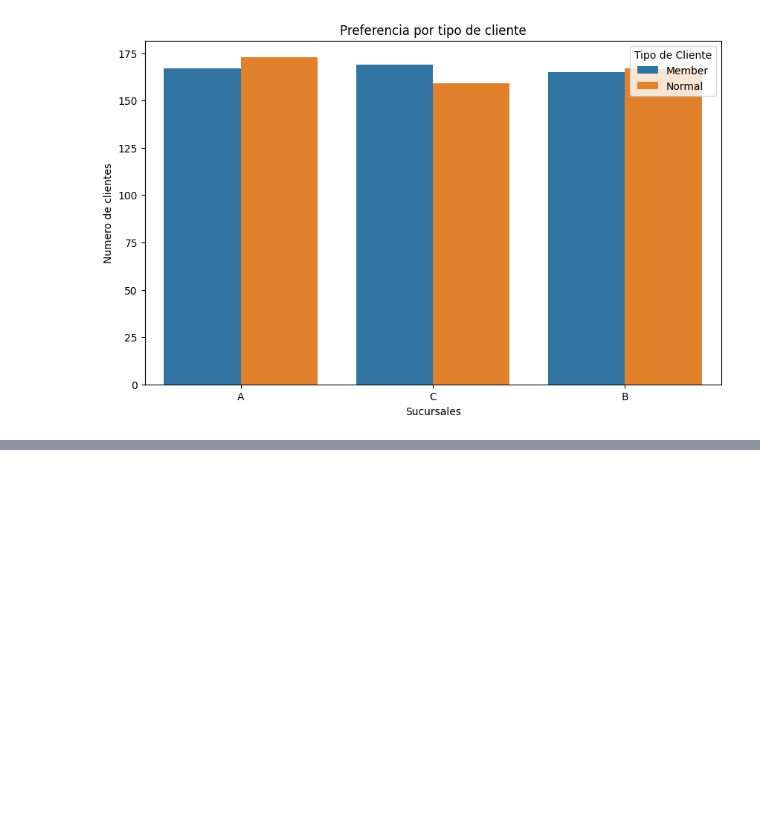
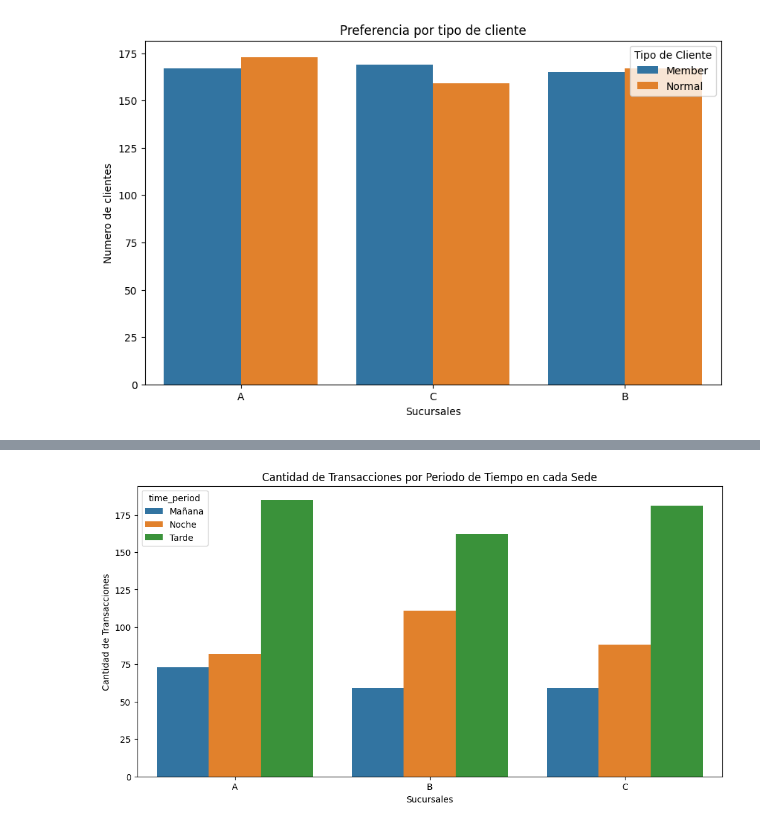
Before and after one commit to mrojash97/dataanalytics, a Jupyter notebook: Python/ANÁLISIS_EDA_Supermarket_Sales.ipynb, the cells around one changed output, grey strips where cells are left out. Saved outputs shown, nothing was run; the diff lists cells and outputs as text; code cells hidden in the pictures; blank space fills up the shorter version.

```diff
--- a/Python/ANÁLISIS_EDA_Supermarket_Sales.ipynb
+++ b/Python/ANÁLISIS_EDA_Supermarket_Sales.ipynb
@@ -351,0 +517,4 @@ plt.show()
+# %%
+
+data['day_of_week'] = data['date'].dt.day_name()
+data['hour'] = data['time'].str.split(':').str[0].astype(int)
@@ -351,0 +545,32 @@ plt.show()
+# %%
+#CREAR REGLA DE HORARIOS
+
+def categorize_time(hour):
+    if 8 <= hour < 12:
+        return 'Mañana'
+    elif 12 <= hour < 18:
+        return 'Tarde'
+    elif 18 <= hour < 22:
+        return 'Noche'
+    else:
+        return 'Noche'
+
+data['time_period'] = data['hour'].apply(categorize_time)
+# %%
+# grafica de ventas por priodo de tiempo, en cada sede
+
+# Agrupar datos por sucursal, período de tiempo y contar transacciones
+sucursal_diarias = data.groupby(['branch', 'time_period'])['invoice_id'].count().reset_index()
+
+# Renombrar las columnas
+sucursal_diarias.rename(columns={'invoice_id': 'transaction_count'}, inplace=True)
+
+# Create the plot
+plt.figure(figsize=(12, 6))
+sns.barplot(x='branch', y='transaction_count', hue='time_period', data=sucursal_diarias)
+plt.title('Cantidad de Transacciones por Periodo de Tiempo en cada Sede')
+plt.xlabel('Sucursales')
+plt.ylabel('Cantidad de Transacciones')
+plt.show()
+# %% [output]
+[figure, added]
```
Also changed, not shown: parts of 16 cells of this notebook.
